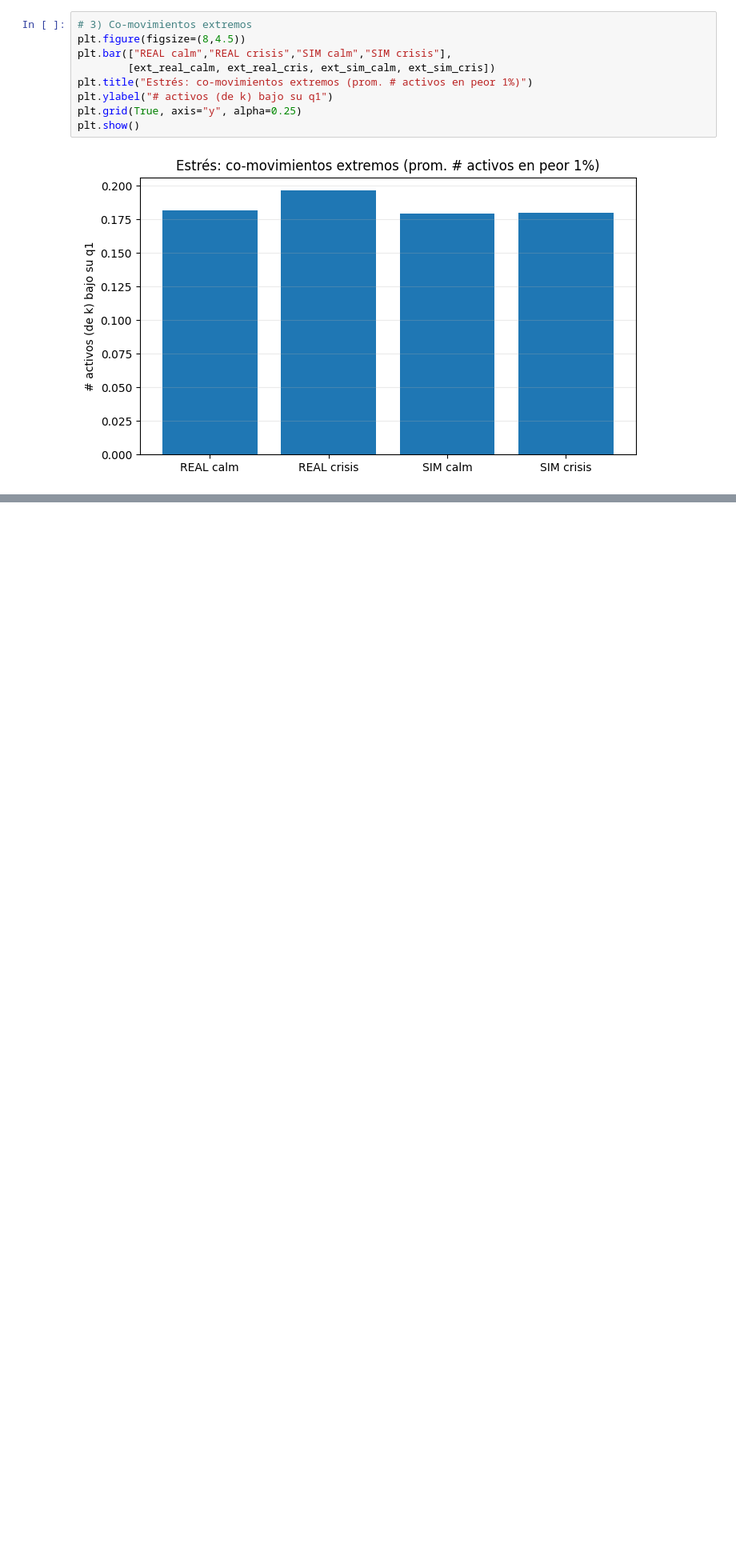
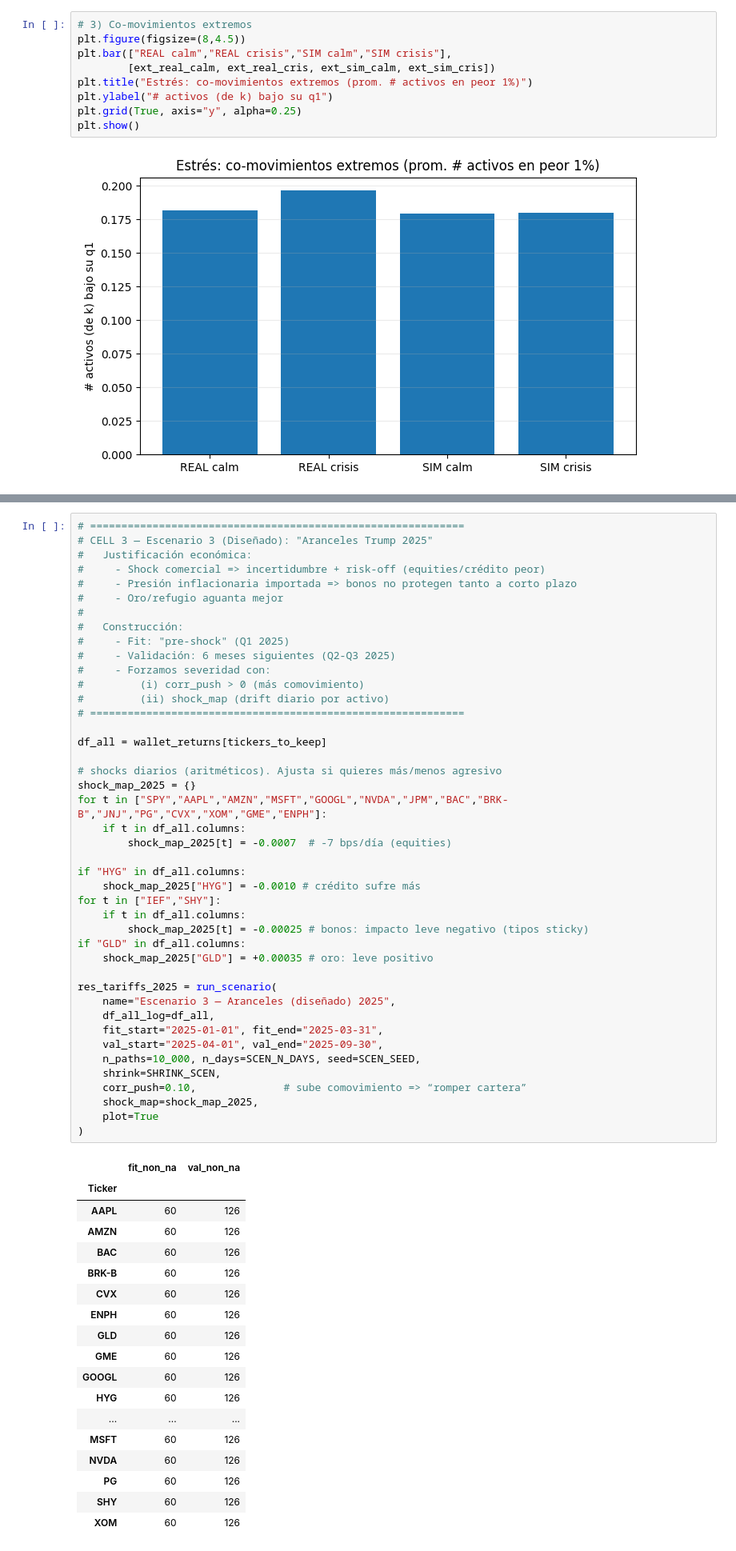
Before and after one commit to alonsodt/Practica-Riesgos-MIAX, a Jupyter notebook: Riesgos (1).ipynb, the cells around one changed output, grey strips where cells are left out. Shown at 80% size. Drawn from its saved outputs; the diff is of its cells as text; blank space fills up the shorter version.

```diff
--- a/Riesgos (1).ipynb
+++ b/Riesgos (1).ipynb
@@ -1567,0 +2183,62 @@ plt.show()
+# %%
+# ============================================================
+# CELL 3 — Escenario 3 (Diseñado): "Aranceles Trump 2025"
+#   Justificación económica:
+#     - Shock comercial => incertidumbre + risk-off (equities/crédito peor)
+#     - Presión inflacionaria importada => bonos no protegen tanto a corto plazo
+#     - Oro/refugio aguanta mejor
+#
+#   Construcción:
+#     - Fit: "pre-shock" (Q1 2025)
+#     - Validación: 6 meses siguientes (Q2-Q3 2025)
+#     - Forzamos severidad con:
+#         (i) corr_push > 0 (más comovimiento)
+#         (ii) shock_map (drift diario por activo)
+# ============================================================
+
+df_all = wallet_returns[tickers_to_keep]
+
+# shocks diarios (aritméticos). Ajusta si quieres más/menos agresivo
+shock_map_2025 = {}
+for t in ["SPY","AAPL","AMZN","MSFT","GOOGL","NVDA","JPM","BAC","BRK-B","JNJ","PG","CVX","XOM","GME","ENPH"]:
+    if t in df_all.columns:
+        shock_map_2025[t] = -0.0007  # -7 bps/día (equities)
+
+if "HYG" in df_all.columns:
+    shock_map_2025["HYG"] = -0.0010 # crédito sufre más
+for t in ["IEF","SHY"]:
+    if t in df_all.columns:
+        shock_map_2025[t] = -0.00025 # bonos: impacto leve negativo (tipos sticky)
+if "GLD" in df_all.columns:
+    shock_map_2025["GLD"] = +0.00035 # oro: leve positivo
+
+res_tariffs_2025 = run_scenario(
+    name="Escenario 3 — Aranceles (diseñado) 2025",
+    df_all_log=df_all,
+    fit_start="2025-01-01", fit_end="2025-03-31",
+    val_start="2025-04-01", val_end="2025-09-30",
+    n_paths=10_000, n_days=SCEN_N_DAYS, seed=SCEN_SEED,
+    shrink=SHRINK_SCEN,
+    corr_push=0.10,              # sube comovimiento => “romper cartera”
+    shock_map=shock_map_2025,
+    plot=True
+)
+# %% [output]
+|  | fit_non_na | val_non_na |
+| Ticker |  |  |
+| AAPL | 60 | 126 |
+| AMZN | 60 | 126 |
+| BAC | 60 | 126 |
+| BRK-B | 60 | 126 |
+| CVX | 60 | 126 |
+| ENPH | 60 | 126 |
+| GLD | 60 | 126 |
+| GME | 60 | 126 |
+| GOOGL | 60 | 126 |
+| HYG | 60 | 126 |
+| ... | ... | ... |
+| MSFT | 60 | 126 |
+| NVDA | 60 | 126 |
+| PG | 60 | 126 |
+| SHY | 60 | 126 |
+| XOM | 60 | 126 |
```
Also changed, not shown: parts of 25 cells of this notebook.
